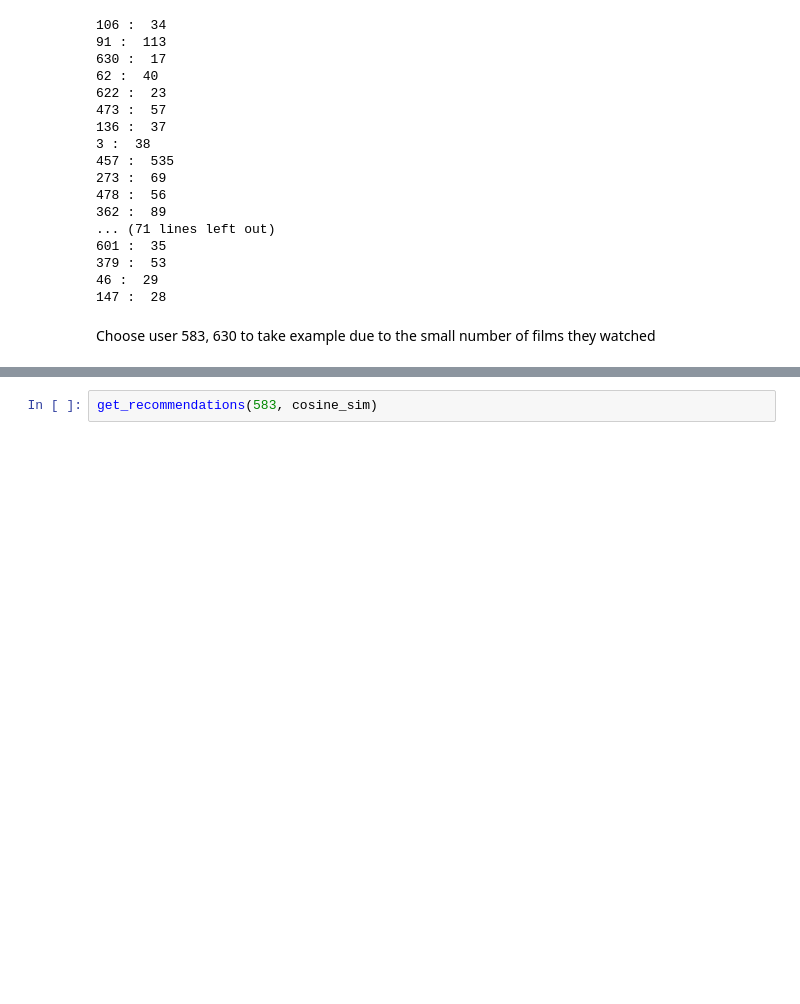
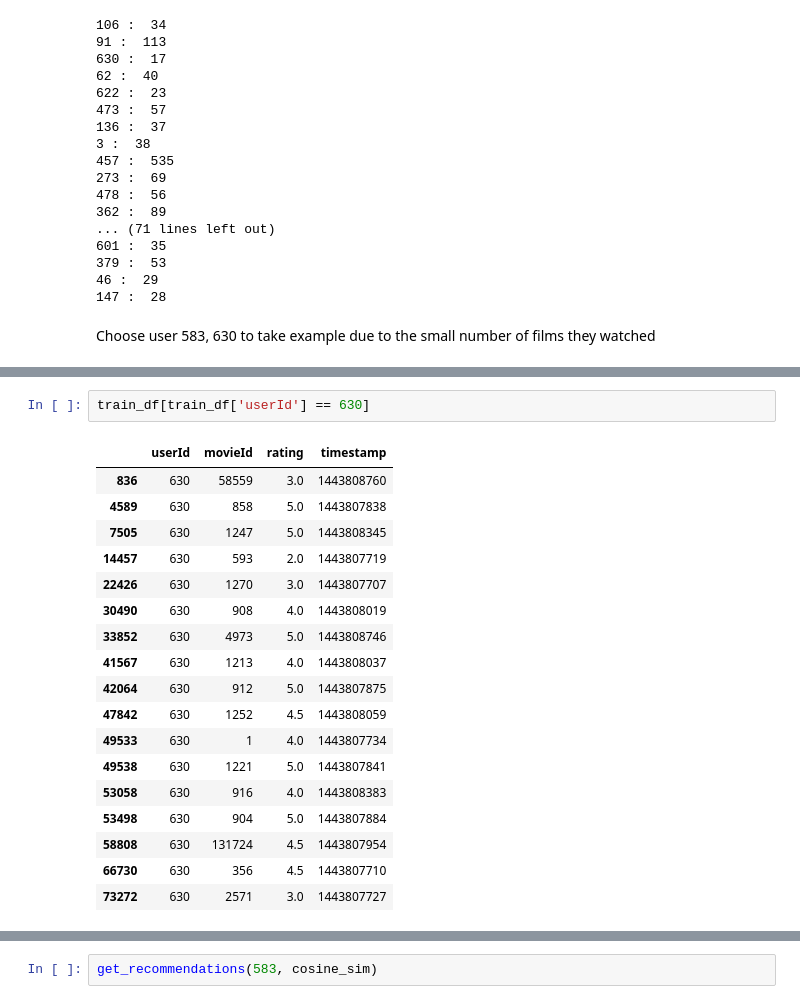
Before and after one commit to elodiezay02/movie-recommendation-system, a Jupyter notebook: src/notebooks/example-user-all-text.ipynb, the cells around one changed output, grey strips where cells are left out. Drawn from its saved outputs; the diff is of its cells as text; blank space fills up the shorter version.

```diff
--- a/src/notebooks/example-user-all-text.ipynb
+++ b/src/notebooks/example-user-all-text.ipynb
@@ -366,0 +406,21 @@ Choose user 583, 630 to take example due to the small number of films they watch
+# %%
+train_df[train_df['userId'] == 630]
+# %% [output]
+|  | userId | movieId | rating | timestamp |
+| 836 | 630 | 58559 | 3.0 | 1443808760 |
+| 4589 | 630 | 858 | 5.0 | 1443807838 |
+| 7505 | 630 | 1247 | 5.0 | 1443808345 |
+| 14457 | 630 | 593 | 2.0 | 1443807719 |
+| 22426 | 630 | 1270 | 3.0 | 1443807707 |
+| 30490 | 630 | 908 | 4.0 | 1443808019 |
+| 33852 | 630 | 4973 | 5.0 | 1443808746 |
+| 41567 | 630 | 1213 | 4.0 | 1443808037 |
+| 42064 | 630 | 912 | 5.0 | 1443807875 |
+| 47842 | 630 | 1252 | 4.5 | 1443808059 |
+| 49533 | 630 | 1 | 4.0 | 1443807734 |
+| 49538 | 630 | 1221 | 5.0 | 1443807841 |
+| 53058 | 630 | 916 | 4.0 | 1443808383 |
+| 53498 | 630 | 904 | 5.0 | 1443807884 |
+| 58808 | 630 | 131724 | 4.5 | 1443807954 |
+| 66730 | 630 | 356 | 4.5 | 1443807710 |
+| 73272 | 630 | 2571 | 3.0 | 1443807727 |
```
Also changed, not shown: parts of 5 cells of this notebook.
